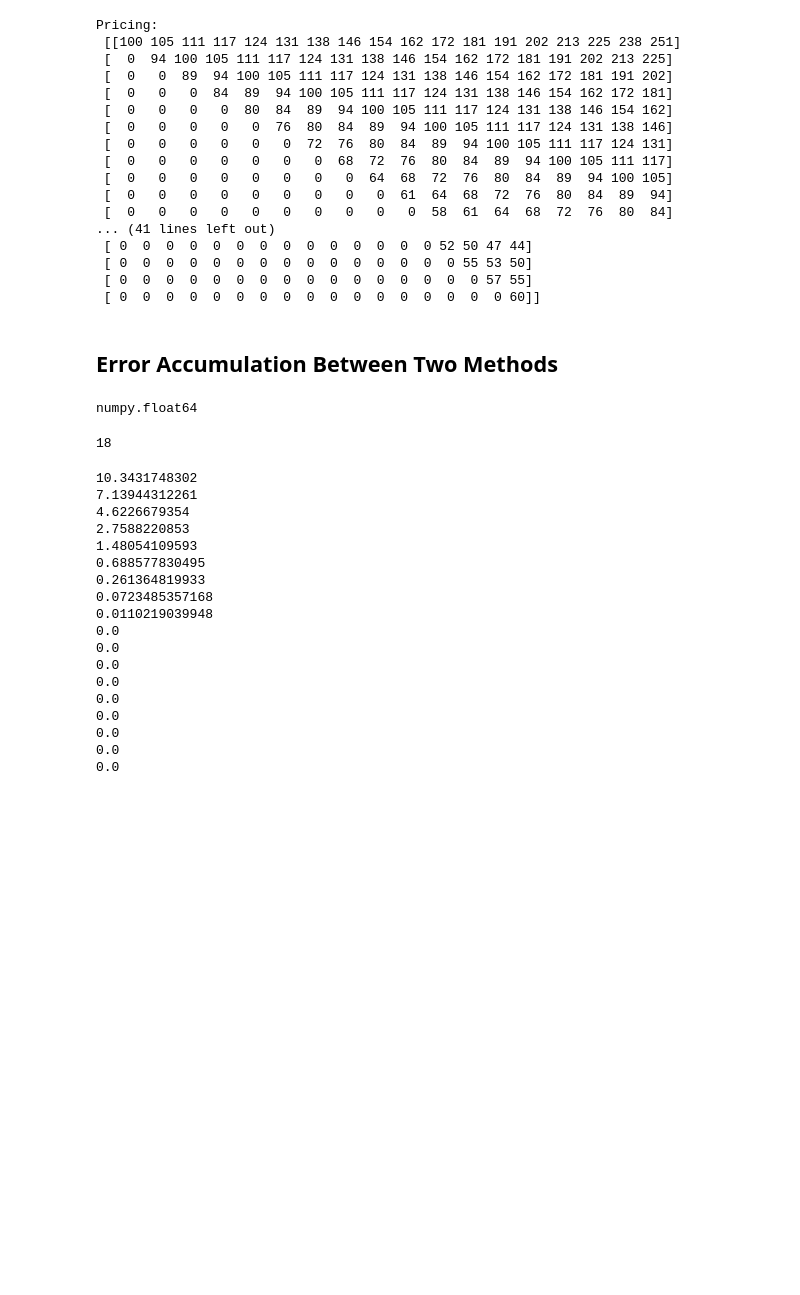
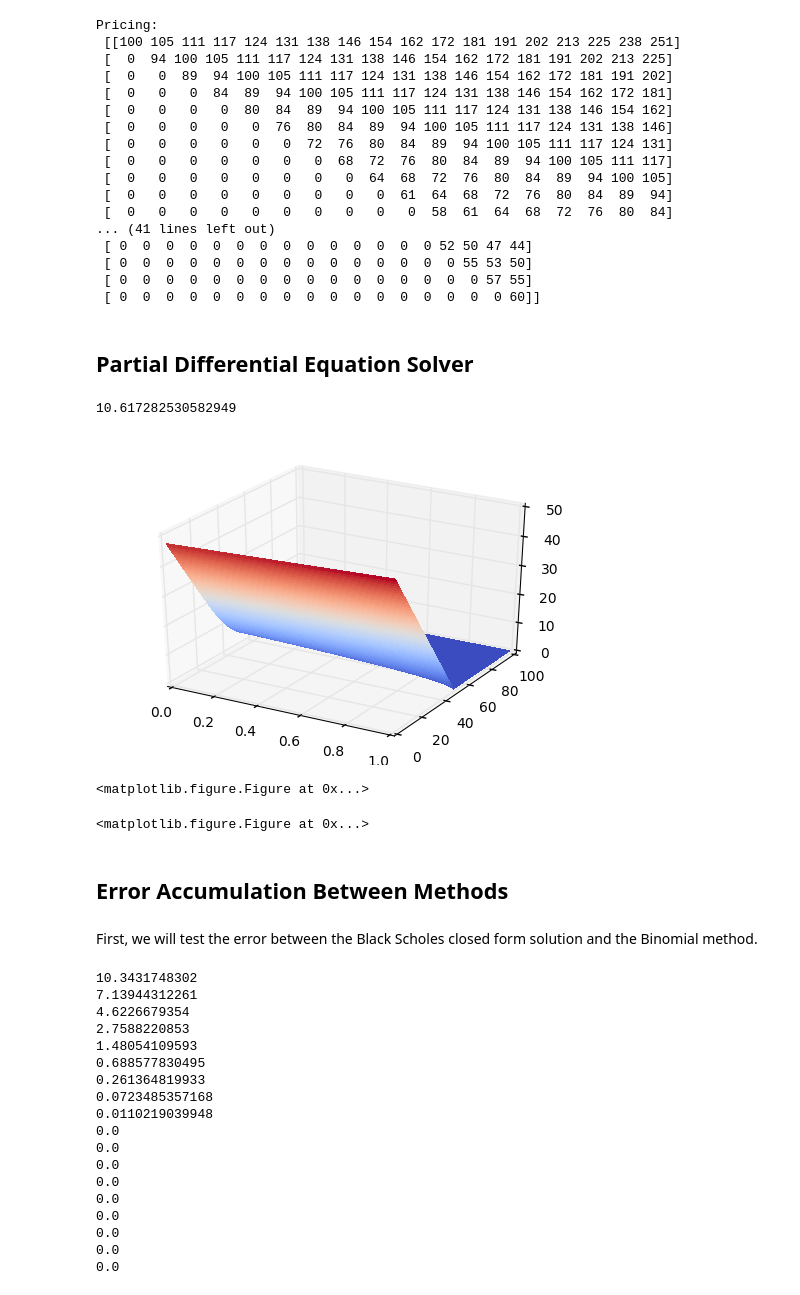
Before and after one commit to padraic00/Options-Methods, a Jupyter notebook: Options+Methods.ipynb, the cells around one changed output. Cells and saved outputs as stored; diff of their text form; code cells hidden in the pictures; blank space fills up the shorter version.

Commit message:
This commit has the PDE solver code.

```diff
--- a/Options+Methods.ipynb
+++ b/Options+Methods.ipynb
@@ -10,25 +14,21 @@ import matplotlib.pyplot as plt
 # %% [markdown]
 ## Black Scholes
 # %%
-m=5 #time steps
-K=100 #strike price
-r=0.05 #risk free rate
-T=20/36 #strike time
-sigma=0.30 #implied volatiity
+def BSS(v,S,r,T,K,n):
+    sigma=v #implied volatiity
 
-time = scipy.linspace (0.0, T , m ) #time series
-S = 100 # stock price
+    time =np.linspace (0.0, T , n ) #time series
 
-logSoverK = scipy . log ( S / K )
-n12 = (( r + sigma **2/2) *( T - time ) )
-n22 = (( r - sigma **2/2) *( T - time ) )
-numerd1 = logSoverK + n12
-numerd2 = logSoverK  + n22
-d1 = numerd1 /( sigma * scipy . sqrt (T - time ))
-d2 = numerd2 /( sigma * scipy . sqrt (T - time ))
+    logSoverK = np.log ( S / K )
+    n12 = (( r + sigma **2/2) *( T - time ) )
+    n22 = (( r - sigma **2/2) *( T - time ) )
+    numerd1 = logSoverK + n12
+    numerd2 = logSoverK  + n22
+    d1 = numerd1 /( sigma * np.sqrt (T - time ))
+    d2 = numerd2 /( sigma * np.sqrt (T - time ))
 
-part1 = S * norm . cdf ( d1 )
-part2 = norm.cdf(d2) * K * scipy.exp( - r *( T - time ) )
-VC=part1-part2
-
+    part1 = S * norm . cdf ( d1 )
+    part2 = norm.cdf(d2) * K * np.exp( - r *( T - time ) )
+    VC=part1-part2
+    return(VC)
 #scipy.column_stack((scipy.transpose(S),scipy.transpose(VC)))
@@ -216,3 +219,5 @@ Pricing:
  [ 0  0  0  0  0  0  0  0  0  0  0  0  0  0  0 55 53 50]
  [ 0  0  0  0  0  0  0  0  0  0  0  0  0  0  0  0 57 55]
  [ 0  0  0  0  0  0  0  0  0  0  0  0  0  0  0  0  0 60]]
+# %% [markdown]
+## Partial Differential Equation Solver
@@ -219,13 +295,33 @@ Pricing:
+# %%
+S = 100
+k = 100
+r = .05
+v = .3
+T = 20/36
+n = 17
+PDEsolve(v,S,r,T,k,n)
+# %% [output]
+10.617282530582949
+# %%
+from matplotlib import cm
+import matplotlib.pyplot as plt
+from mpl_toolkits.mplot3d import Axes3D
+fig = plt.figure()
+ax = fig.add_subplot(111, projection='3d')
+X = np.arange(0, (N+1)*dt, dt)
+Y = np.arange(0, M+1, 1)
+X, Y = np.meshgrid(X, Y)
+surf = ax.plot_surface(X, Y, AA, rstride=1, cstride=1, cmap=cm.coolwarm,linewidth=0, antialiased=False)
+plt.show()
+plt.figure()
+# %% [output]
+[figure, added]
+<matplotlib.figure.Figure at 0x...>
+<matplotlib.figure.Figure at 0x...>
 # %% [markdown]
-## Error Accumulation Between Two Methods
+## Error Accumulation Between Methods
-# %%
-type(CmC[1,1])
-# %% [output]
-numpy.float64
-# %%
-CmC.shape[1]
-# %% [output]
-18
+# %% [markdown]
+First, we will test the error between the Black Scholes closed form solution and the Binomial method.
 # %%
 for i in range(CmC.shape[1]):
     print(CmC[i,i])
```
Also changed, not shown: parts of 9 cells of this notebook.
